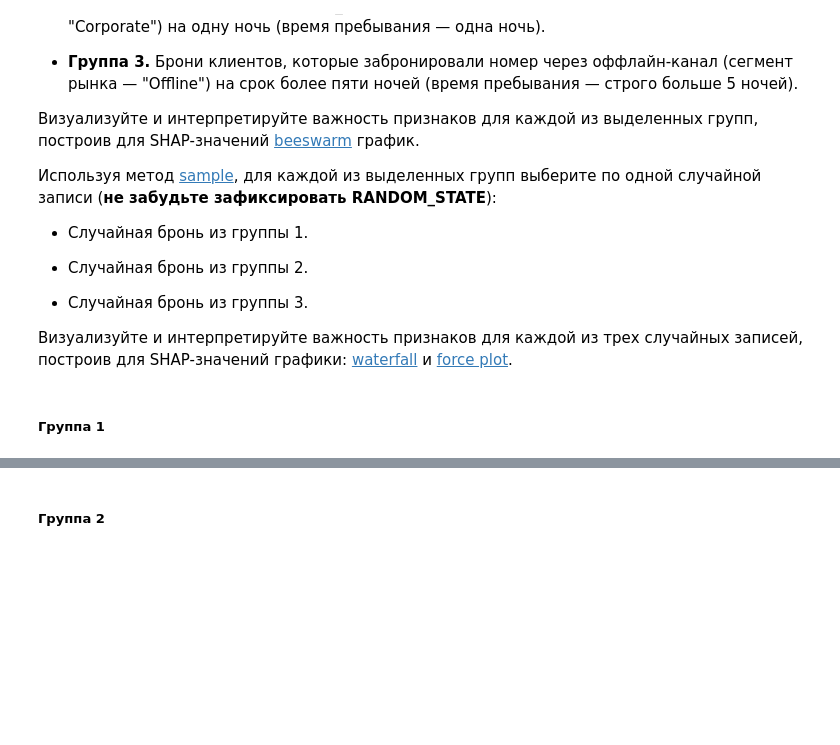
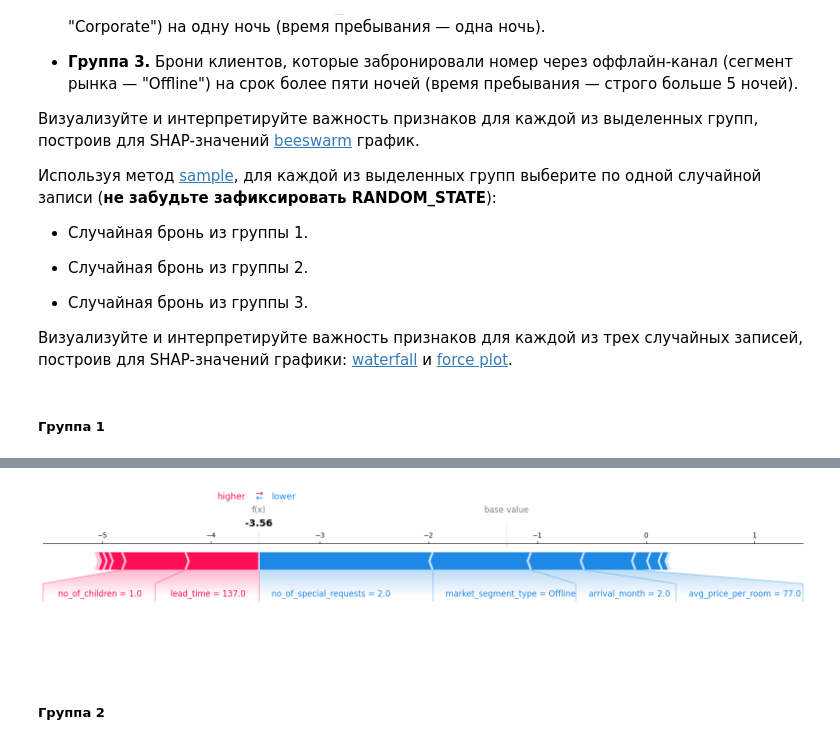
Before and after one commit to ml2me/study, a Jupyter notebook: classic_ML/7/07.Задание.ipynb, the cells around one changed output, grey strips where cells are left out. Saved outputs shown, nothing was run; the diff lists cells and outputs as text; code cells hidden in the pictures; blank space fills up the shorter version.

```diff
--- a/classic_ML/7/07.Задание.ipynb
+++ b/classic_ML/7/07.Задание.ipynb
@@ -973,7 +999,9 @@ shap.plots.waterfall(hotels_shap_values[...], max_display=hotels_feat_count)
 # %%
 # Постройте force plot SHAP-значений для записи из группы 1
 
-shap.plots.force(hotels_shap_values[...], matplotlib=True)
+shap.plots.force(sample_explanation_group_1, matplotlib=True)
+# %% [output]
+[figure, added]
 # %% [markdown]
 ##### Группа 2
 # %%
```
Also changed, not shown: parts of 14 cells of this notebook.
